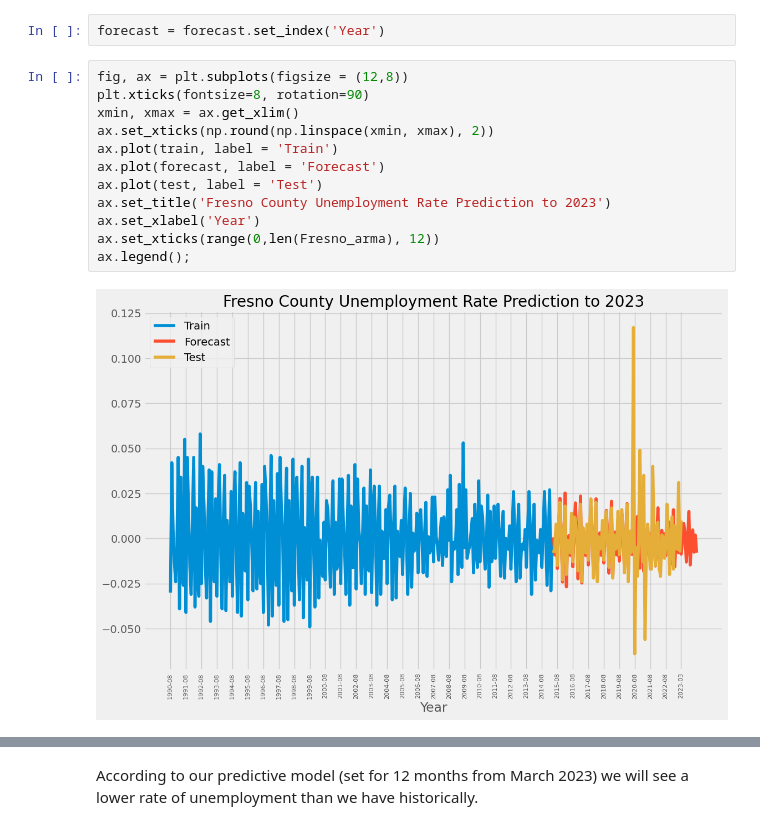
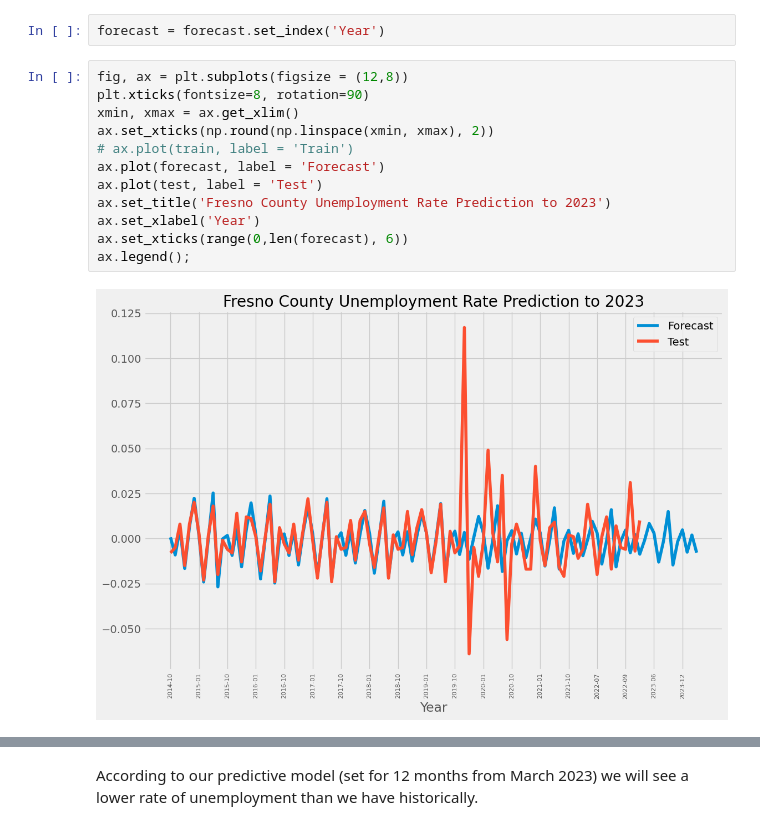
Before and after one commit to joshstruggles/Local-Area-Unemployment-Statistics-California, a Jupyter notebook: Time_Series_Analysis_of_LAUS.ipynb, the cells around one changed output, grey strips where cells are left out. Drawn from its saved outputs; the diff is of its cells as text.

```diff
--- a/Time_Series_Analysis_of_LAUS.ipynb
+++ b/Time_Series_Analysis_of_LAUS.ipynb
@@ -652,14 +673,14 @@ forecast = forecast.set_index('Year')
 # %%
 fig, ax = plt.subplots(figsize = (12,8))
 plt.xticks(fontsize=8, rotation=90)
 xmin, xmax = ax.get_xlim()
 ax.set_xticks(np.round(np.linspace(xmin, xmax), 2))
-ax.plot(train, label = 'Train')
+# ax.plot(train, label = 'Train')
 ax.plot(forecast, label = 'Forecast')
 ax.plot(test, label = 'Test')
 ax.set_title('Fresno County Unemployment Rate Prediction to 2023')
 ax.set_xlabel('Year')
-ax.set_xticks(range(0,len(Fresno_arma), 12))
+ax.set_xticks(range(0,len(forecast), 6))
 ax.legend();
 # %% [output]
-[figure, old version]
+[figure, new version]
```
Also changed, not shown: parts of 143 cells of this notebook.
